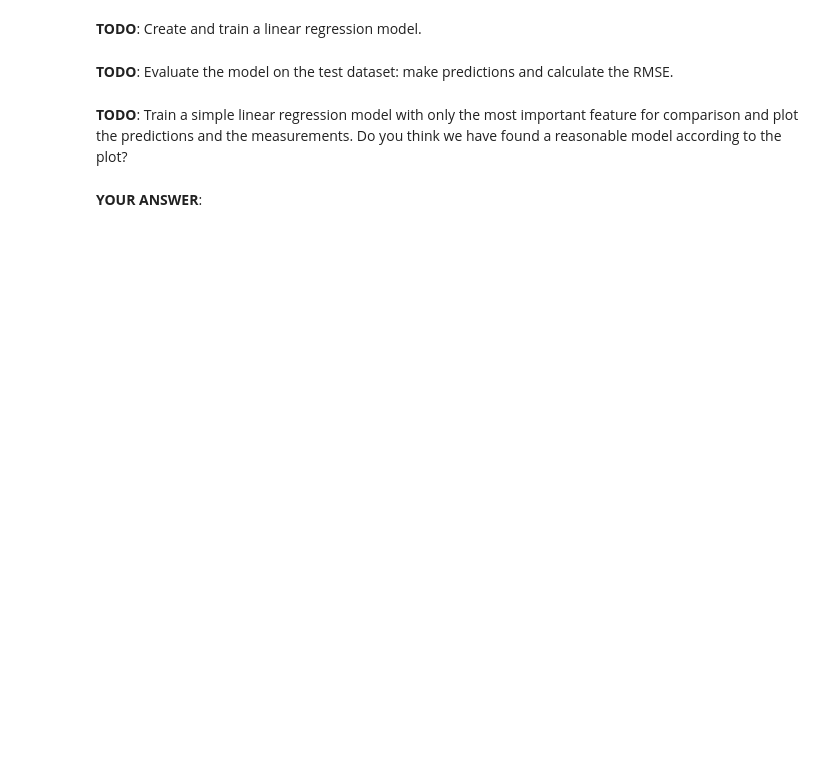
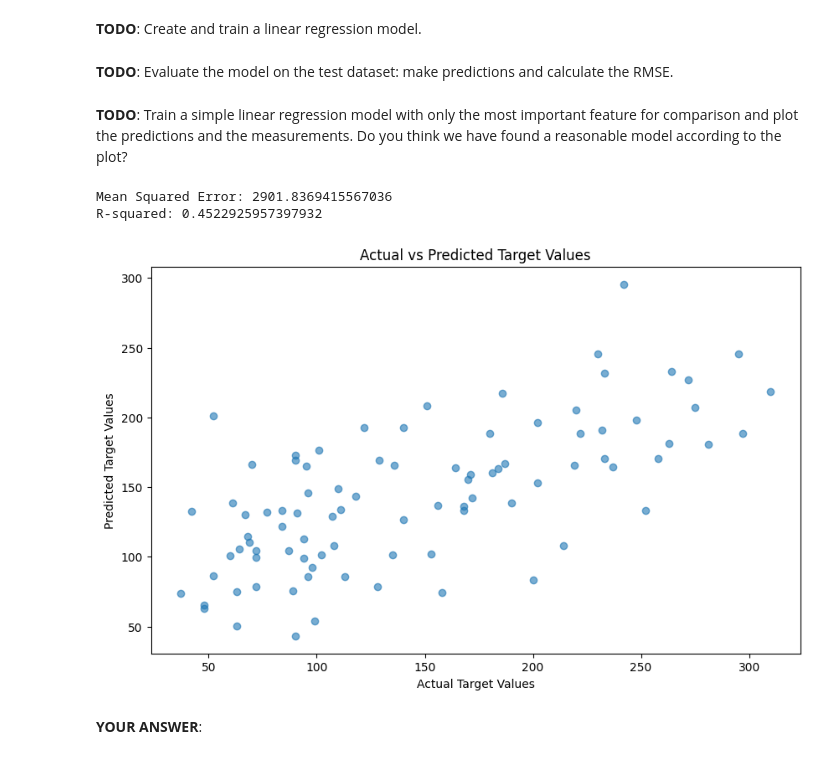
Before and after one commit to ommarhannan/learning, a Jupyter notebook: Diabetes2.ipynb, the cells around one changed output. Saved outputs shown, nothing was run; the diff lists cells and outputs as text; code cells hidden in the pictures; blank space fills up the shorter version.

```diff
--- a/Diabetes2.ipynb
+++ b/Diabetes2.ipynb
@@ -110,2 +175,46 @@ for col in df.columns:
+# %%
+# TODO: YOUR CODE GOES HERE
+
+# prepare a linear regression model that predicts target based on bmi which
+# is most correlated feature per heatmap above
+
+# Create X and Y datasets for BMI
+
+y = df.target
+X = df[['bmi', 's5']]
+
+# Split the data into training and testing subsets (80% train, 20% test)
+
+X_train, X_test, y_train, y_test = train_test_split(X, y, test_size=0.2, random_state=42)
+
+# Instantiate linear regression model
+model = LinearRegression()
+
+# Fit the model
+model.fit(X_train, y_train)
+
+# predict
+y_pred = model.predict(X_test)
+
+# Evaluate the model
+
+mse = mean_squared_error(y_test, y_pred)
+r2 = r2_score(y_test, y_pred)
+print("Mean Squared Error:", mse)
+print("R-squared:", r2)
+
+# Plot the results
+
+plt.figure(figsize=(10, 6))
+plt.scatter(y_test, y_pred, alpha=0.6)
+plt.xlabel('Actual Target Values')
+plt.ylabel('Predicted Target Values')
+plt.title('Actual vs Predicted Target Values')
+
+plt.show()
+# %% [output]
+Mean Squared Error: 2901.8369415567036
+R-squared: 0.4522925957397932
+[figure, added]
 # %% [markdown]
 **YOUR ANSWER**:
```
Also changed, not shown: parts of 15 cells of this notebook.
